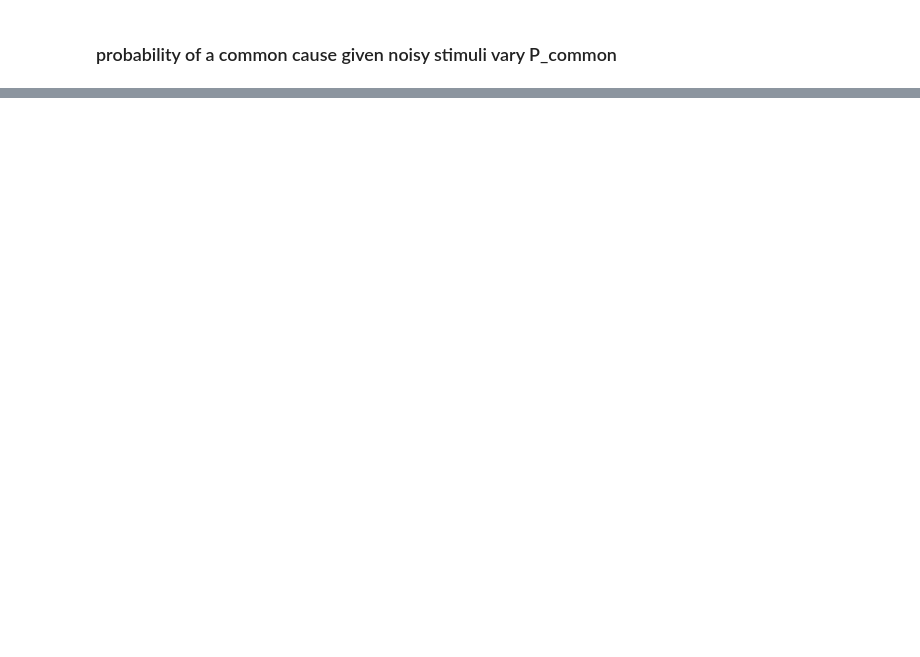
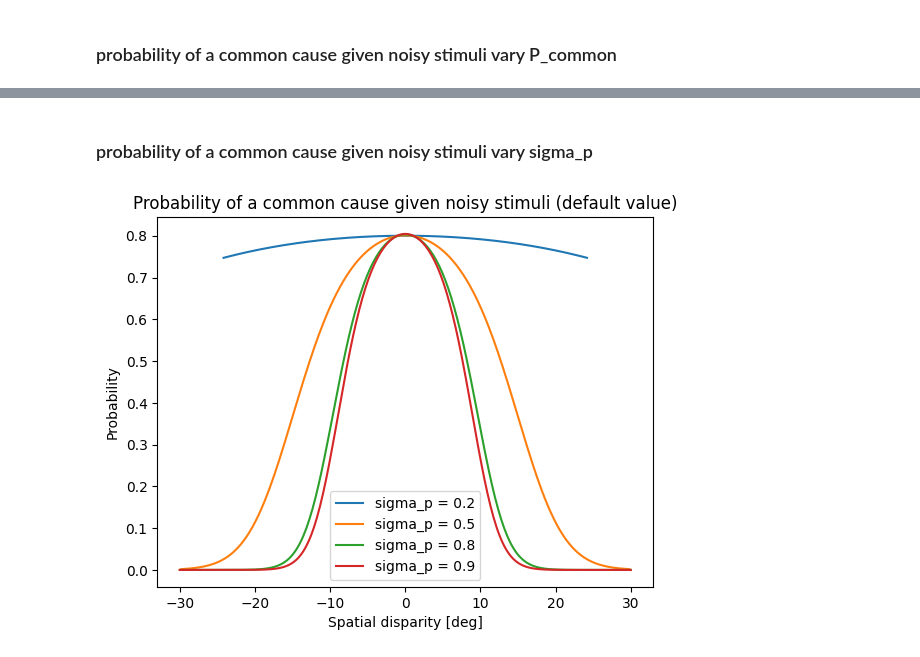
Before and after one commit to Anina2407/Causal-Inference-in-Multisensory-Perception, a Jupyter notebook: msi.ipynb, the cells around one changed output, grey strips where cells are left out. Saved outputs shown, nothing was run; the diff lists cells and outputs as text; code cells hidden in the pictures; blank space fills up the shorter version.

```diff
--- a/msi.ipynb
+++ b/msi.ipynb
@@ -72,0 +110,18 @@ plt.show()
+# %% [markdown]
+### probability of a common cause given noisy stimuli vary sigma_p
+# %%
+sigma_p_difference = [0.2, 0.5, 0.8, 0.9]
+sigma_p_dict = {}
+for sigma_p in sigma_p_difference:
+    P_C1_values = P_C1_given_perception(x_v_values, x_a_values, sigma_p=sigma_p)
+    sigma_p_dict[sigma_p] = P_C1_values
+
+for sigma_p, p_values in sigma_p_dict.items():
+    plt.plot(x_diff, p_values, label= f'sigma_p = {sigma_p}')
+plt.xlabel('Spatial disparity [deg]')
+plt.ylabel('Probability')
+plt.title('Probability of a common cause given noisy stimuli (default value)')
+plt.legend()
+plt.show()
+# %% [output]
+[figure, added]
```
Also changed, not shown: parts of 7 cells of this notebook.
